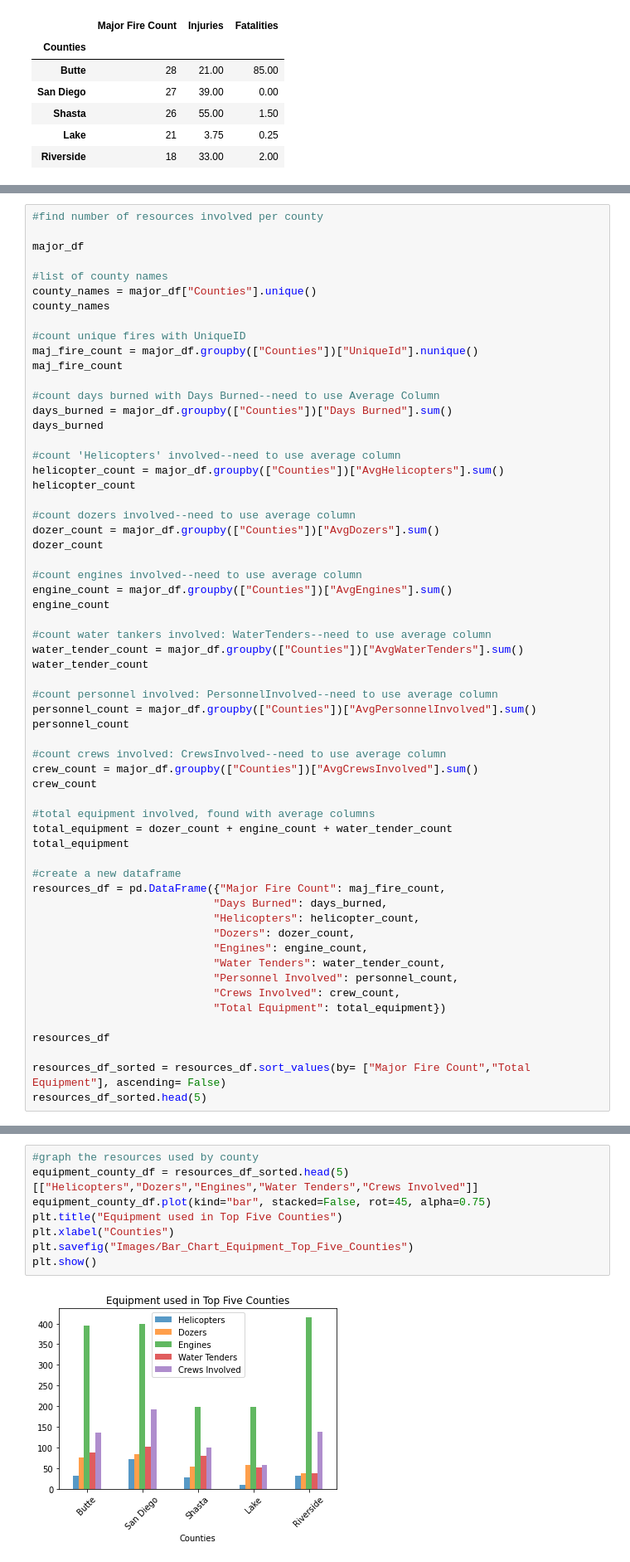
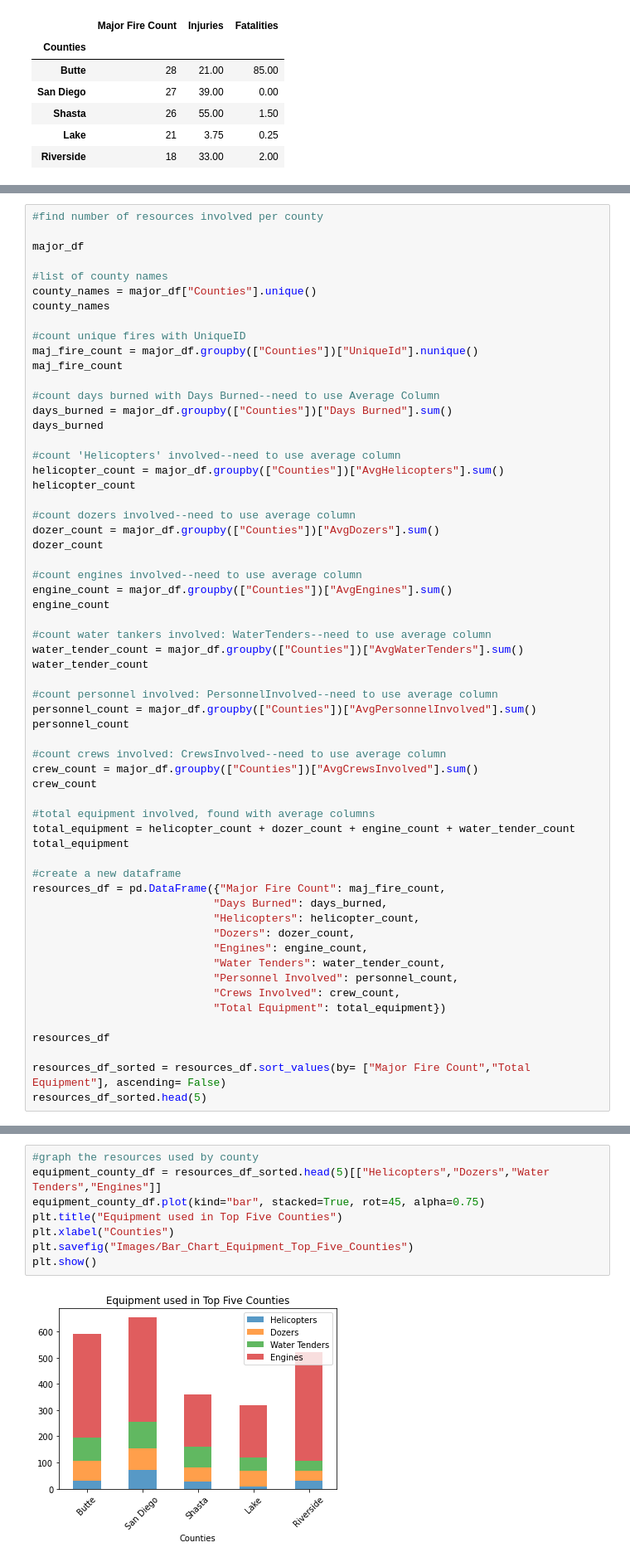
Before and after one commit to jump8621/data-project-I, a Jupyter notebook: lee_pyre.ipynb, the cells around one changed output, grey strips where cells are left out. Shown at 83% size. Cells and saved outputs as stored; diff of their text form.

Commit message:
adjusted bar chart for top five counties

```diff
--- a/lee_pyre.ipynb
+++ b/lee_pyre.ipynb
@@ -424,7 +424,7 @@ crew_count = major_df.groupby(["Counties"])["AvgCrewsInvolved"].sum()
 crew_count
 
 #total equipment involved, found with average columns
-total_equipment = dozer_count + engine_count + water_tender_count
+total_equipment = helicopter_count + dozer_count + engine_count + water_tender_count
 total_equipment
 
 #create a new dataframe
@@ -452,14 +452,14 @@ resources_df_sorted.head(5)
 | Riverside | 18 | 882.0 | 31.000000 | 37.000000 | 416.000000 | 38.000000 | 3750.000000 | ... |
 # %%
 #graph the resources used by county
-equipment_county_df = resources_df_sorted.head(5)[["Helicopters","Dozers","Engines","Water Tenders","Crews Involved"]]
-equipment_county_df.plot(kind="bar", stacked=False, rot=45, alpha=0.75)
+equipment_county_df = resources_df_sorted.head(5)[["Helicopters","Dozers","Water Tenders","Engines"]]
+equipment_county_df.plot(kind="bar", stacked=True, rot=45, alpha=0.75)
 plt.title("Equipment used in Top Five Counties")
 plt.xlabel("Counties")
 plt.savefig("Images/Bar_Chart_Equipment_Top_Five_Counties")
 plt.show()
 # %% [output]
-[figure, old version]
+[figure, new version]
 # %%
 #find average of resources used per unique ID--need to use average column
 avg_resources_used = total_equipment / maj_fire_count
```
Also changed, not shown: 1 other file.
